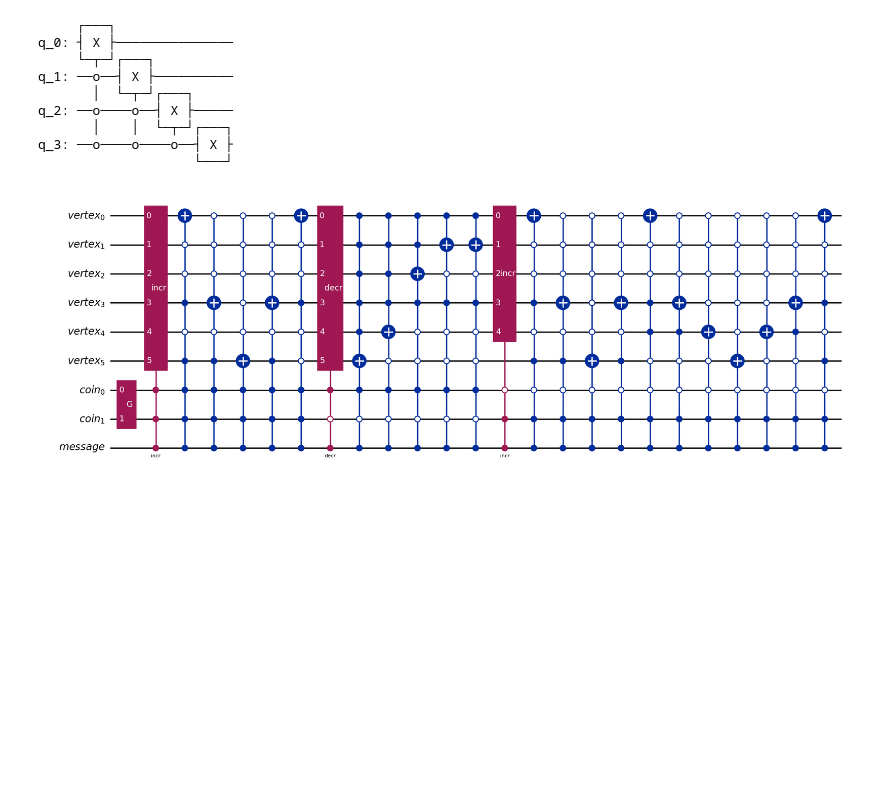
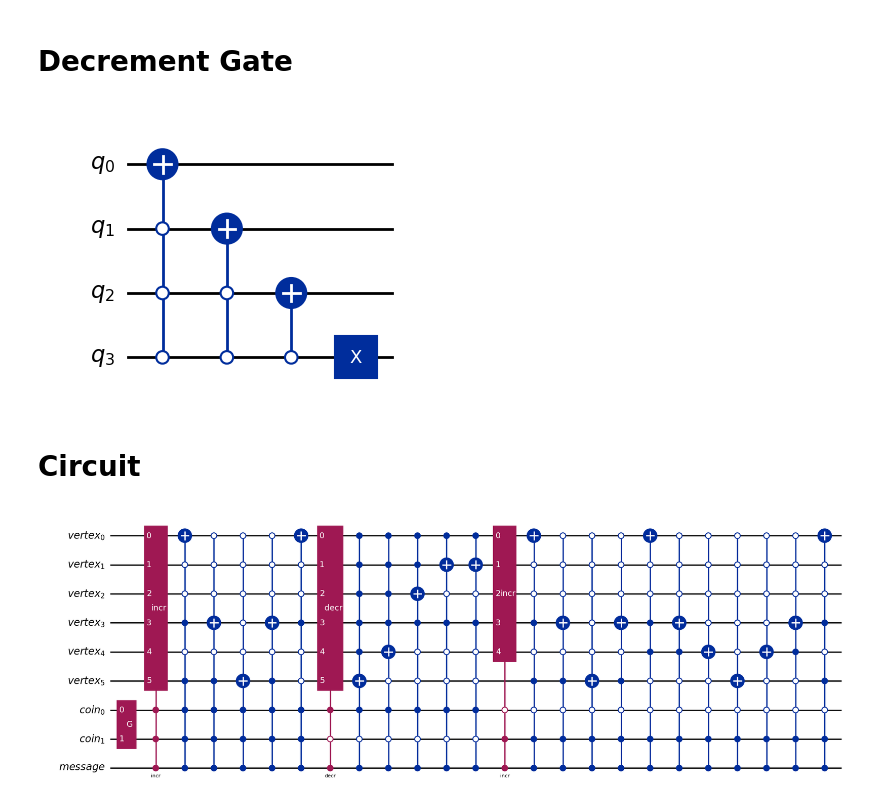
Before and after one commit to mschubs/yquantum2025, a Jupyter notebook: circuit.ipynb, the cells around one changed output. Saved outputs shown, nothing was run; the diff lists cells and outputs as text; code cells hidden in the pictures; blank space fills up the shorter version.

Commit message:
circuit updates

```diff
--- a/circuit.ipynb
+++ b/circuit.ipynb
@@ -24,24 +18,20 @@ q_3: ──■────■────■──┤ X ├
+# %% [markdown]
+# Decrement Gate
 # %%
 def make_decr(n):
     decr = QuantumCircuit(n, name='decr')
     for i in range(n):
         ctrls = list(range(i+1, n))
         if not len(ctrls):
             decr.x(n-1)
             break
         decr.mcx(ctrls, i, ctrl_state=(n-i-1) * '0')
     return decr
-print(make_decr(4))
+make_decr(4).draw(output='mpl')
 # %% [output]
-     ┌───┐
-q_0: ┤ X ├───────────────
-     └─┬─┘┌───┐
-q_1: ──o──┤ X ├──────────
-       │  └─┬─┘┌───┐
-q_2: ──o────o──┤ X ├─────
-       │    │  └─┬─┘┌───┐
-q_3: ──o────o────o──┤ X ├
-                    └───┘
+[figure, added]
+# %% [markdown]
+# Circuit
 # %%
 incr1 = make_incr(6).to_gate()
 decr = make_decr(6).to_gate()
```
Also changed, not shown: parts of 2 cells of this notebook.
